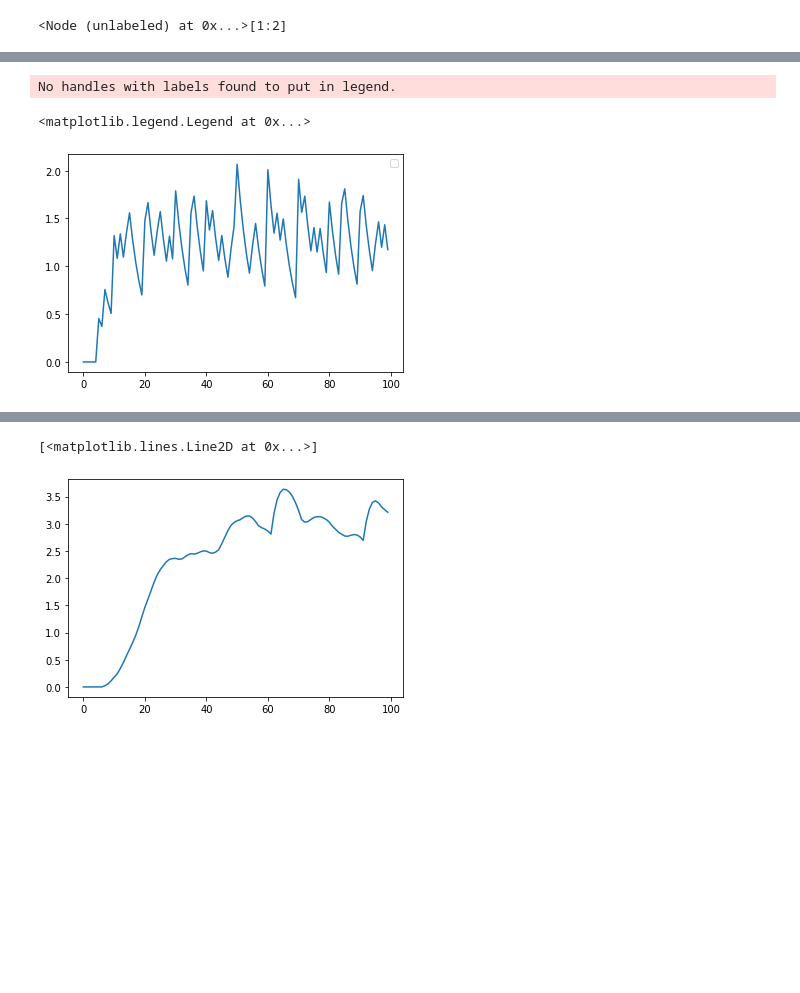
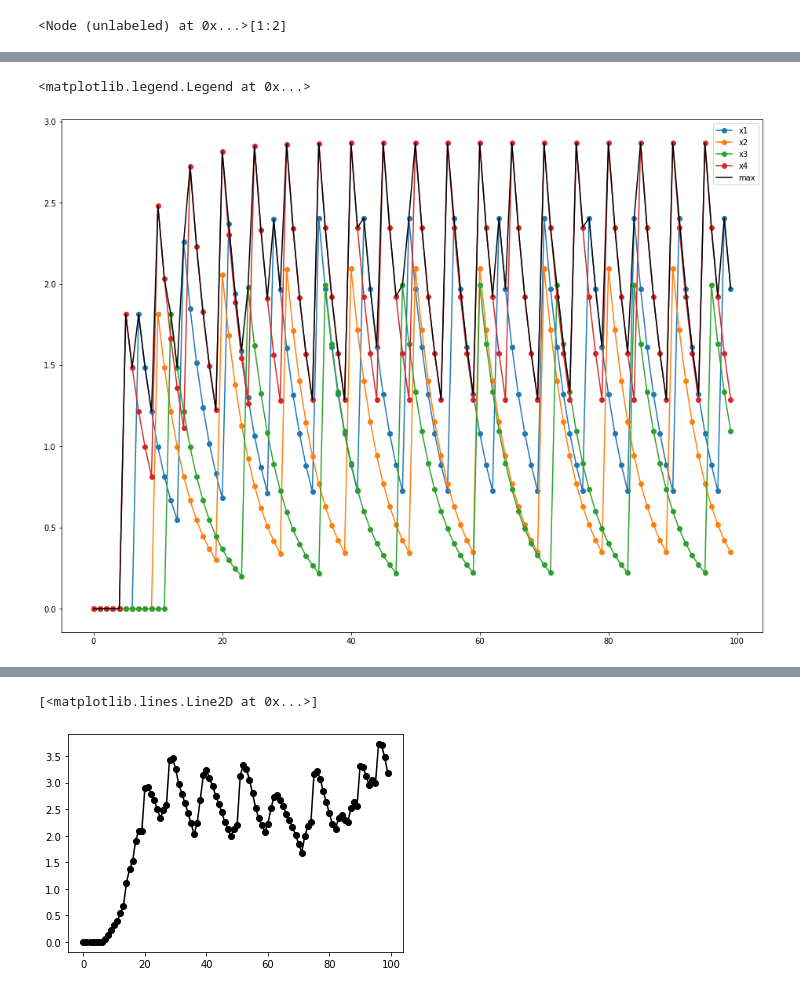
Before and after one commit to R-Gaurav/SpikingMaxPooling, a Jupyter notebook: src/nengo_max_pooling/replacing_max_to_avg_with_custom_node.ipynb, the cells around one changed output, grey strips where cells are left out. Cells and saved outputs as stored; diff of their text form; code cells hidden in the pictures; blank space fills up the shorter version.

```diff
--- a/src/nengo_max_pooling/replacing_max_to_avg_with_custom_node.ipynb
+++ b/src/nengo_max_pooling/replacing_max_to_avg_with_custom_node.ipynb
@@ -552,40 +552,40 @@ def get_xall(t):
 # %%
 # See how the signals vary and stabilize after some time.
 with nengo.Network(seed=90) as net:
   n1 = nengo.Node(get_x1)
   n2 = nengo.Node(get_x2)
   n3 = nengo.Node(get_x3)
   n4 = nengo.Node(get_x4)
-  max_node = nengo.Node(lambda t, x: np.mean(x), size_in=4)
+  max_node = nengo.Node(lambda t, x: np.max(x), size_in=4)
 
   o1, o2, o3, o4 = nengo.Node(size_in=1), nengo.Node(size_in=1), nengo.Node(size_in=1), nengo.Node(size_in=1)
   nengo.Connection(n1, o1)
   nengo.Connection(n2, o2)
   nengo.Connection(n3, o3)
   nengo.Connection(n4, o4)
 
   nengo.Connection(o1, max_node[0], synapse=None)
   nengo.Connection(o2, max_node[1], synapse=None)
   nengo.Connection(o3, max_node[2], synapse=None)
   nengo.Connection(o4, max_node[3], synapse=None)
 
   mp = nengo.Probe(max_node)
   p1, p2, p3, p4 = nengo.Probe(o1), nengo.Probe(o2), nengo.Probe(o3), nengo.Probe(o4)
 
 with nengo.Simulator(net) as sim:
   sim.run(0.100)
 
-# plt.plot(sim.data[p1], label="x1")
-# plt.plot(sim.data[p2], label="x2")
-# plt.plot(sim.data[p3], label="x3")
-# plt.plot(sim.data[p4], label="x4")
-plt.plot(sim.data[mp])
+plt.figure(figsize=(16, 12))
+plt.plot(sim.data[p1], label="x1", marker="o")
+plt.plot(sim.data[p2], label="x2", marker="o")
+plt.plot(sim.data[p3], label="x3", marker="o")
+plt.plot(sim.data[p4], label="x4", marker="o")
+plt.plot(sim.data[mp], label="max", color="black")
 plt.legend()
 # %% [output]
 [interactive output not drawn]
 [interactive output not drawn]
-No handles with labels found to put in legend.
+<matplotlib.legend.Legend at 0x...>
-<matplotlib.legend.Legend at 0x...>
-[figure, old version]
+[figure, new version]
 # %%
 with nengo.Network(seed=90) as net:
@@ -612,7 +612,7 @@ with nengo.Simulator(net) as sim:
 [interactive output not drawn]
 # %%
 import matplotlib.pyplot as plt
-plt.plot(sim.data[otp_probe])
+plt.plot(sim.data[otp_probe], marker="o", color="black")
 # %% [output]
 [<matplotlib.lines.Line2D at 0x...>]
-[figure, old version]
+[figure, new version]
```
Also changed, not shown: parts of 1 cell of this notebook, 6 other files.
